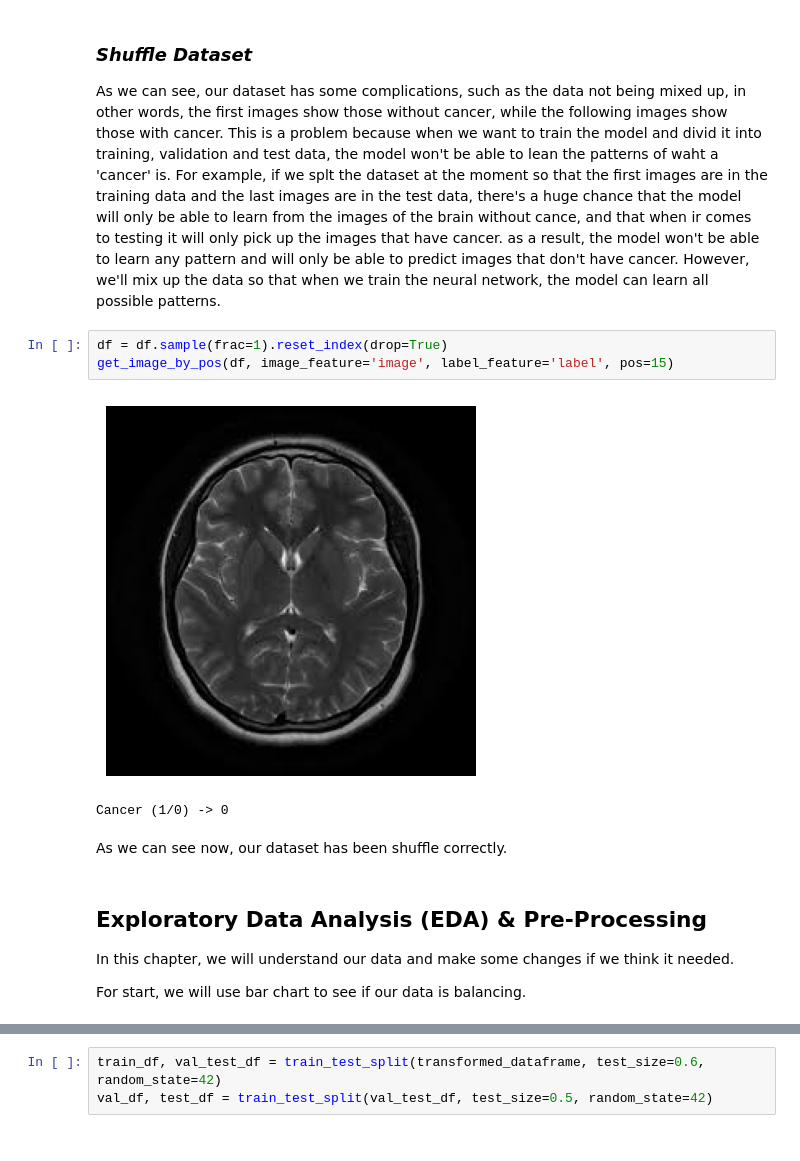
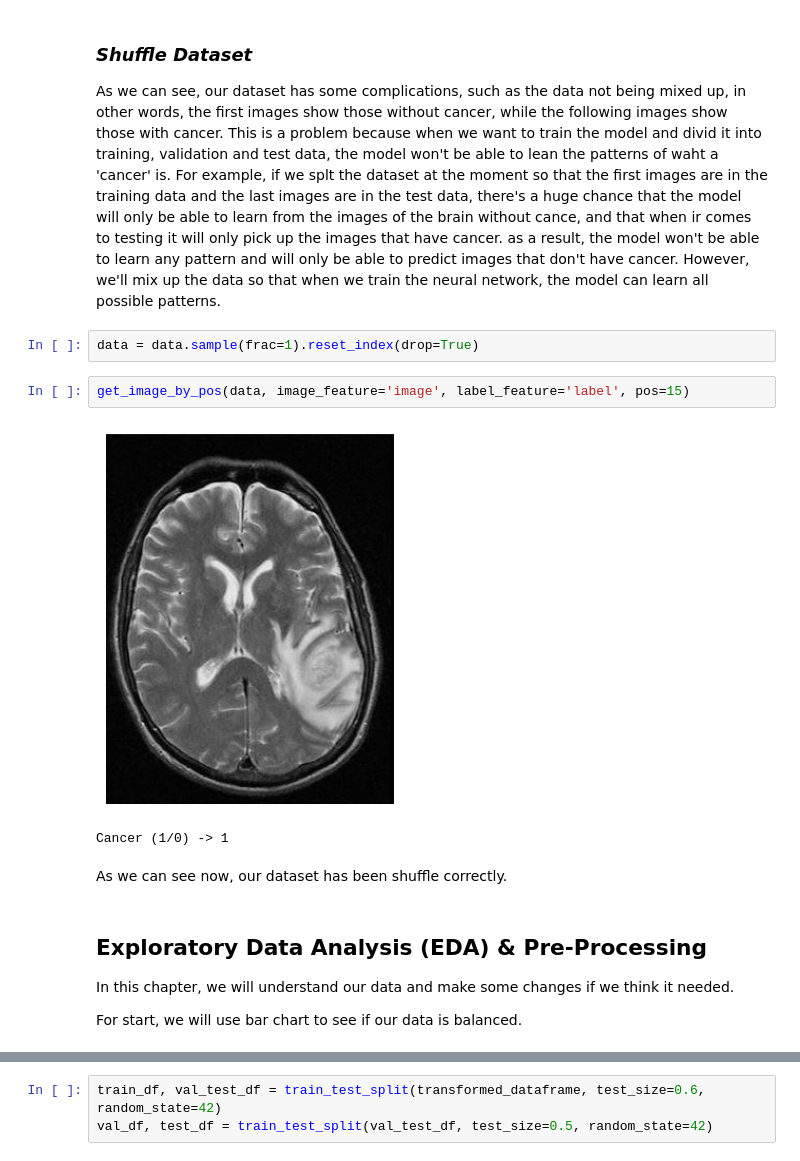
Before and after one commit to LCDA-UCP/dl_with_pytorch, a Jupyter notebook: Brain Tumor Detection/Brain_Tumor_Detection_code/brainTumorDetection.ipynb, the cells around one changed output, grey strips where cells are left out. Drawn from its saved outputs; the diff is of its cells as text.

```diff
--- a/Brain Tumor Detection/Brain_Tumor_Detection_code/brainTumorDetection.ipynb
+++ b/Brain Tumor Detection/Brain_Tumor_Detection_code/brainTumorDetection.ipynb
@@ -100,15 +100,16 @@ As we can see our images are extracted correclty.
 
 As we can see, our dataset has some complications, such as the data not being mixed up, in other words, the first images show those without cancer, while the following images show those with cancer. This is a problem because when we want to train the model and divid it into training, validation and test data, the model won't be able to lean the patterns of waht a 'cancer' is. For example, if we splt the dataset at the moment so that the first images are in the training data and the last images are in the test data, there's a huge chance that the model will only be able to learn from the images of the brain without cance, and that when ir comes to testing it will only pick up the images that have cancer. as a result, the model won't be able to learn any pattern and will only be able to predict images that don't have cancer. However, we'll mix up the data so that when we train the neural network, the model can learn all possible patterns.
 # %%
-df = df.sample(frac=1).reset_index(drop=True)
-get_image_by_pos(df, image_feature='image', label_feature='label', pos=15)
+data = data.sample(frac=1).reset_index(drop=True)
-# %% [output]
-[figure, removed]
-Cancer (1/0) -> 0
+# %%
+get_image_by_pos(data, image_feature='image', label_feature='label', pos=15)
+# %% [output]
+[figure, added]
+Cancer (1/0) -> 1
 # %% [markdown]
 As we can see now, our dataset has been shuffle correctly.
 # %% [markdown]
 ## **Exploratory Data Analysis (EDA) & Pre-Processing**
 In this chapter, we will understand our data and make some changes if we think it needed.
 
-For start, we will use bar chart to see if our data is balancing.
+For start, we will use bar chart to see if our data is balanced.
```
Also changed, not shown: parts of 23 cells of this notebook.
